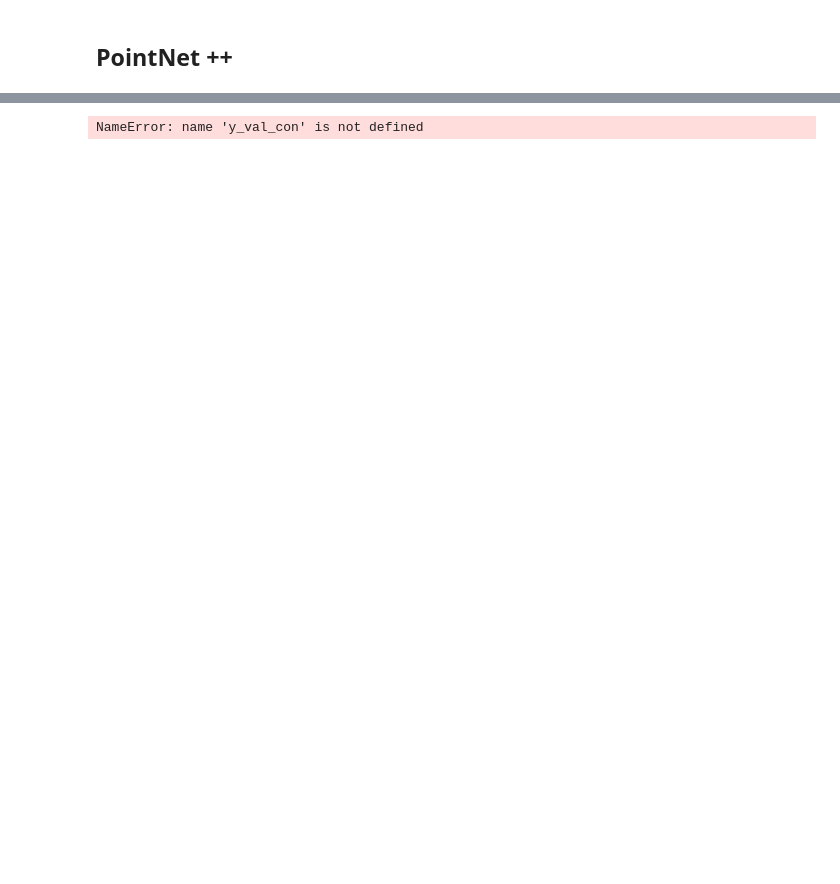
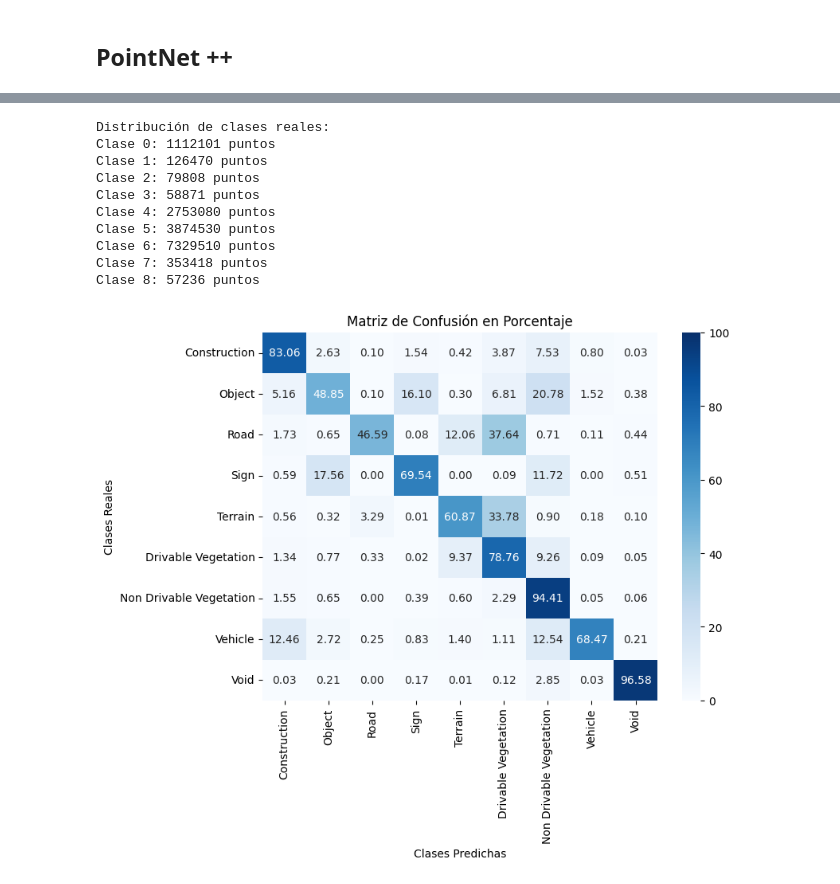
Before and after one commit to RoboticsLabURJC/2024-tfg-felix-martinez, a Jupyter notebook: segmentation/deep_learning/models/torch_pointnet++_1.ipynb, the cells around one changed output, grey strips where cells are left out. Cells and saved outputs as stored; diff of their text form; code cells hidden in the pictures; blank space fills up the shorter version.

```diff
--- a/segmentation/deep_learning/models/torch_pointnet++_1.ipynb
+++ b/segmentation/deep_learning/models/torch_pointnet++_1.ipynb
@@ -703,3 +722,12 @@ with torch.no_grad():
 points_list = np.array(points_list)     # (M, N, 3)
 labels_list = np.array(labels_list)     # (M, N)
 preds_list = np.array(preds_list)       # (M, N)
+# %%
+import numpy as np
+
+# Flatten para comparar punto a punto
+all_preds = preds_list.flatten()
+all_labels = labels_list.flatten()
+
+accuracy = np.mean(all_preds == all_labels)
+print(f"Accuracy: {accuracy * 100:.2f}%")
@@ -709,15 +772,20 @@ import matplotlib.pyplot as plt
 import seaborn as sns
 from sklearn.metrics import confusion_matrix
 
-# Define color map for 3 categories
 color_map = {
-    0: 'limegreen',  # Drivable (Green for clear zones)
-    1: 'red',        # Obstacle (Red for danger/obstacles)
-    2: 'gray'        # Void (Gray for undefined points)
+    0: "gray",        # Construcción
+    1: "orange",      # Objeto
+    2: "blue",        # Carretera
+    3: "red",         # Señales
+    4: "brown",       # Terreno
+    5: "lightgreen",  # Vegetación transitable
+    6: "darkgreen",   # Vegetación no transitable
+    7: "yellow",      # Vehículo
+    8: "black"        # Vacío
 }
 
 # Function to plot the confusion matrix in percentage
-def plot_confusion_matrix_percentage(y_val, predicted_labels, num_classes=3):
+def plot_confusion_matrix_percentage(y_val, predicted_labels, num_classes=9):
     y_true = y_val.flatten()
     y_pred = predicted_labels.flatten()
 
@@ -728,14 +796,24 @@ def plot_confusion_matrix_percentage(y_val, predicted_labels, num_classes=3):
     cm_percentage = cm.astype('float') / cm.sum(axis=1, keepdims=True) * 100
     cm_percentage = np.nan_to_num(cm_percentage)  # Avoid NaNs due to division by zero
 
-    # Class labels for the new categorization
     class_labels = {
-        0: "Drivable",
-        1: "Obstacle",
-        2: "Void"
+        0: "Construction",  # Gris
+        1: "Object",  # Naranja
+        2: "Road",  # Azul
+        3: "Sign",  # Rojo
+        4: "Terrain",  # Marrón
+        5: "Drivable Vegetation",  # Verde claro
+        6: "Non Drivable Vegetation",  # Verde oscuro
+        7: "Vehicle",  # Amarillo
+        8: "Void"  # Negro
     }
 
     class_names = [class_labels[i] for i in range(num_classes)]
+
+    unique_classes, counts = np.unique(y_val.flatten(), return_counts=True)
+    print("Distribución de clases reales:")
+    for cls, count in zip(unique_classes, counts):
+        print(f"Clase {cls}: {count} puntos")
 
     # Plot confusion matrix
     plt.figure(figsize=(8, 6))
@@ -859,10 +937,20 @@ def visualizar_comparacion_segmentacion(x_val, y_val, predicted_labels, indice):
     # Mostrar ambas figuras
     fig_real.show()
     fig_pred.show()
-# %%
-plot_confusion_matrix_percentage(y_val_con, labels_list, num_classes=3)
-# %% [output]
-NameError: name 'y_val_con' is not defined
+# %%
+plot_confusion_matrix_percentage(all_preds, all_labels, num_classes=9)
+# %% [output]
+Distribución de clases reales:
+Clase 0: 1112101 puntos
+Clase 1: 126470 puntos
+Clase 2: 79808 puntos
+Clase 3: 58871 puntos
+Clase 4: 2753080 puntos
+Clase 5: 3874530 puntos
+Clase 6: 7329510 puntos
+Clase 7: 353418 puntos
+Clase 8: 57236 puntos
+[figure, added]
 # %%
 visualizar_comparacion_segmentacion(points_list, labels_list, preds_list, indice=260)
 # %% [output]
```
Also changed, not shown: parts of 9 cells of this notebook, 7 other files.
